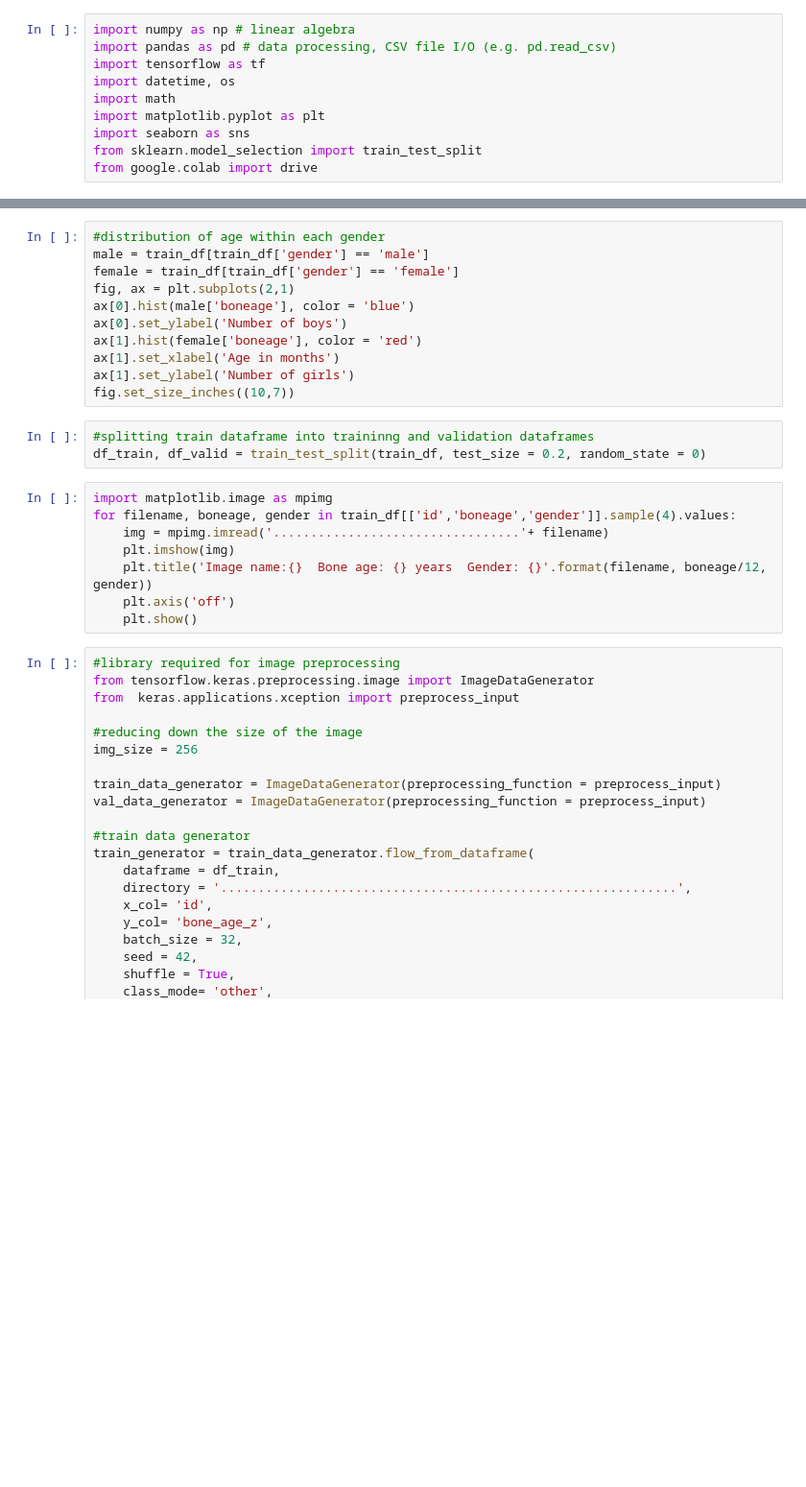
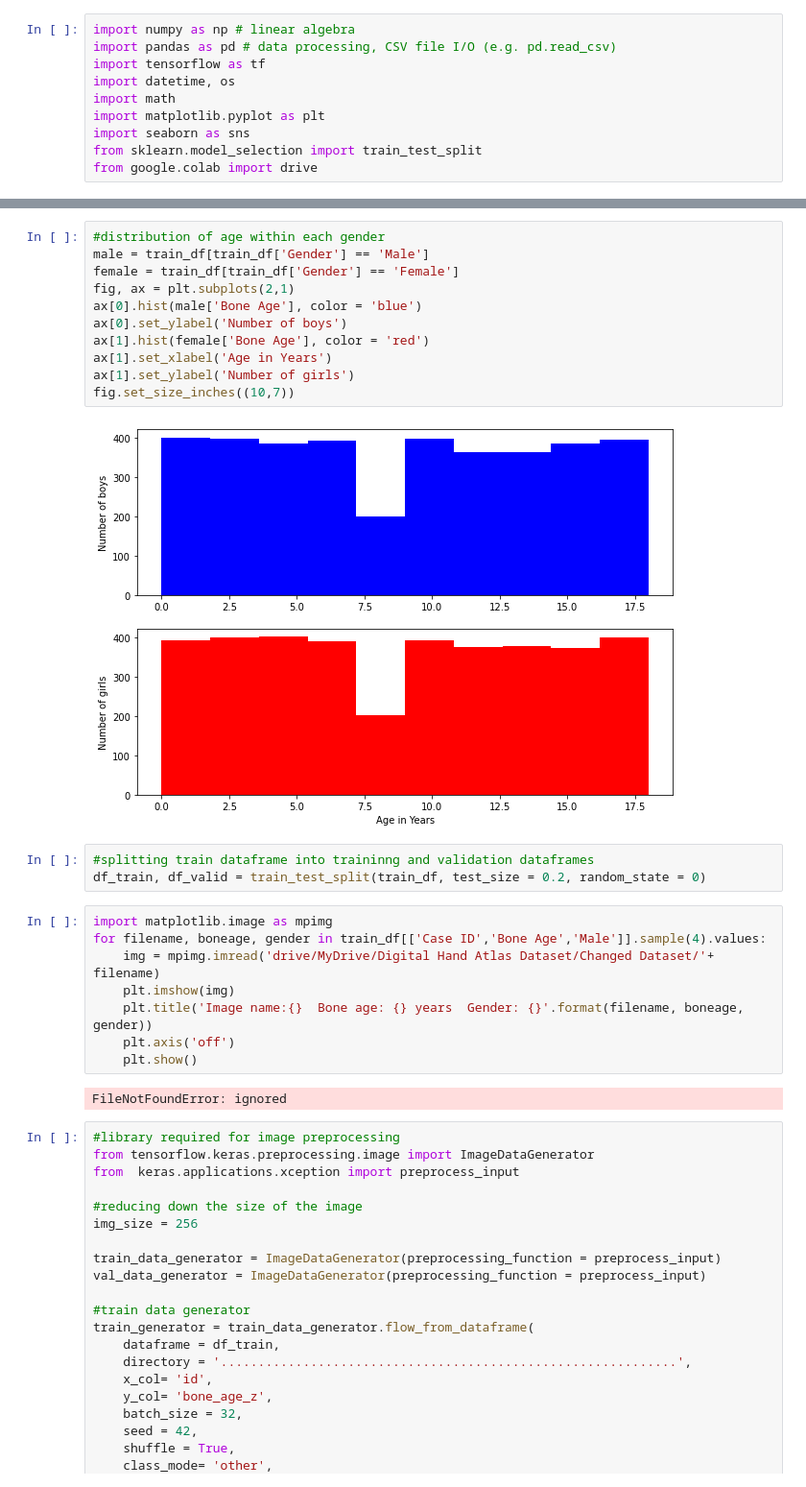
Before and after one commit to Armin-Abdollahi/Bone-Age-Estimation, a Jupyter notebook: Bone_Age_Estimation.ipynb, the cells around one changed output, grey strips where cells are left out. Shown: that part at 96% size. Saved outputs shown, nothing was run; the diff lists cells and outputs as text; blank space fills up the shorter version.

```diff
--- a/Bone_Age_Estimation.ipynb
+++ b/Bone_Age_Estimation.ipynb
@@ -67,25 +102,29 @@ sns.swarmplot(x = train_df['gender'], y = train_df['boneage'])
 # %%
 #distribution of age within each gender
-male = train_df[train_df['gender'] == 'male']
-female = train_df[train_df['gender'] == 'female']
+male = train_df[train_df['Gender'] == 'Male']
+female = train_df[train_df['Gender'] == 'Female']
 fig, ax = plt.subplots(2,1)
-ax[0].hist(male['boneage'], color = 'blue')
+ax[0].hist(male['Bone Age'], color = 'blue')
 ax[0].set_ylabel('Number of boys')
-ax[1].hist(female['boneage'], color = 'red')
-ax[1].set_xlabel('Age in months')
+ax[1].hist(female['Bone Age'], color = 'red')
+ax[1].set_xlabel('Age in Years')
 ax[1].set_ylabel('Number of girls')
 fig.set_size_inches((10,7))
+# %% [output]
+[figure, added]
 # %%
 #splitting train dataframe into traininng and validation dataframes
 df_train, df_valid = train_test_split(train_df, test_size = 0.2, random_state = 0)
 # %%
 import matplotlib.image as mpimg
-for filename, boneage, gender in train_df[['id','boneage','gender']].sample(4).values:
-    img = mpimg.imread('.................................'+ filename)
+for filename, boneage, gender in train_df[['Case ID','Bone Age','Male']].sample(4).values:
+    img = mpimg.imread('drive/MyDrive/Digital Hand Atlas Dataset/Changed Dataset/'+ filename)
     plt.imshow(img)
-    plt.title('Image name:{}  Bone age: {} years  Gender: {}'.format(filename, boneage/12, gender))
+    plt.title('Image name:{}  Bone age: {} years  Gender: {}'.format(filename, boneage, gender))
     plt.axis('off')
     plt.show()
+# %% [output]
+FileNotFoundError: ignored
 # %%
 #library required for image preprocessing
 from tensorflow.keras.preprocessing.image import ImageDataGenerator
```
Also changed, not shown: parts of 8 cells of this notebook.
